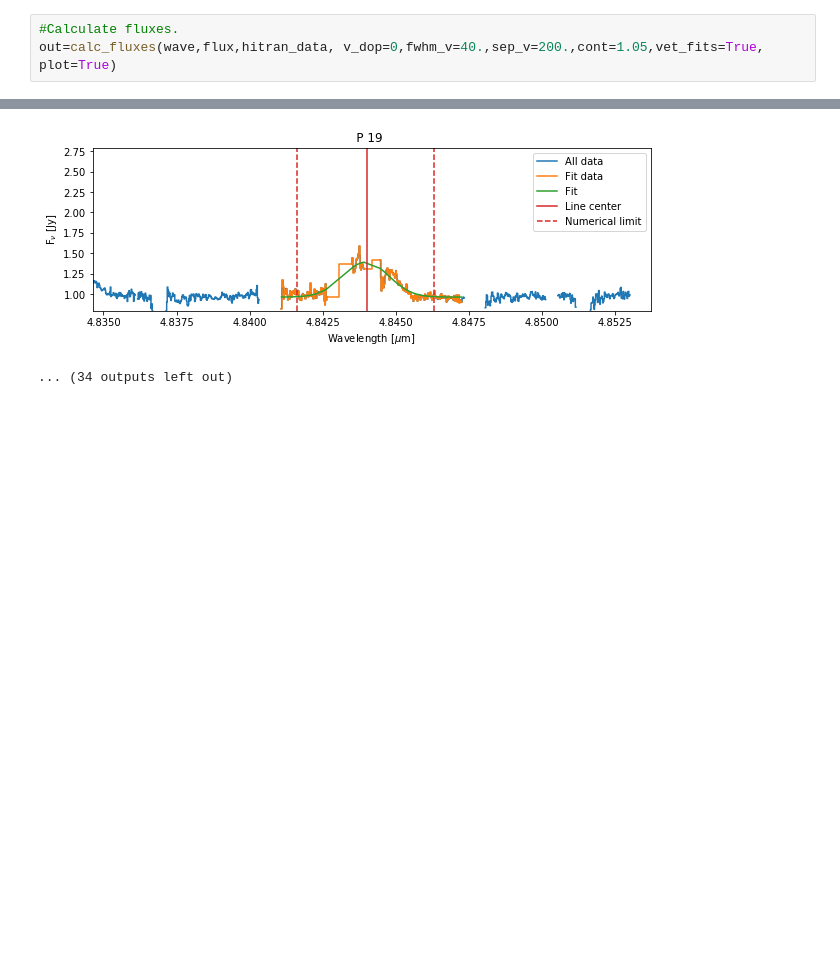
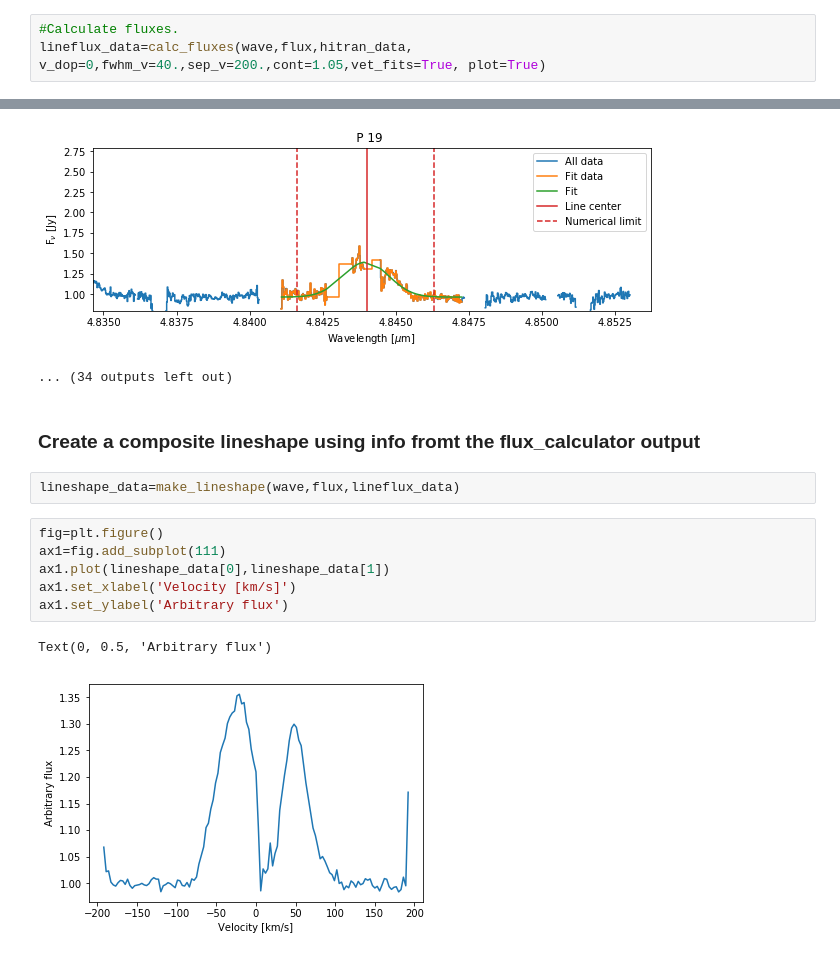
Before and after one commit to csalyk/spectools_ir, a Jupyter notebook: docs/example.ipynb, the cells around one changed output, grey strips where cells are left out. Cells and saved outputs as stored; diff of their text form; blank space fills up the shorter version.

```diff
--- a/docs/example.ipynb
+++ b/docs/example.ipynb
@@ -43,6 +51,6 @@ Text(0, 0.5, 'Flux [Jy]')
 # %%
 #Calculate fluxes.
-out=calc_fluxes(wave,flux,hitran_data, v_dop=0,fwhm_v=40.,sep_v=200.,cont=1.05,vet_fits=True, plot=True)
+lineflux_data=calc_fluxes(wave,flux,hitran_data, v_dop=0,fwhm_v=40.,sep_v=200.,cont=1.05,vet_fits=True, plot=True)
 # %% [output]
 Not enough data near  5.188746452331543  microns. Skipping.
 Not enough data near  5.174523830413818  microns. Skipping.
@@ -73,4 +81,17 @@ Is this fit okay? [y or n]y
 Is this fit okay? [y or n]n
 [figure]
 ... (34 outputs left out)
+# %% [markdown]
+### Create a composite lineshape using info fromt the flux_calculator output
+# %%
+lineshape_data=make_lineshape(wave,flux,lineflux_data)
+# %%
+fig=plt.figure()
+ax1=fig.add_subplot(111)
+ax1.plot(lineshape_data[0],lineshape_data[1])
+ax1.set_xlabel('Velocity [km/s]')
+ax1.set_ylabel('Arbitrary flux')
+# %% [output]
+Text(0, 0.5, 'Arbitrary flux')
+[figure, added]
 # %%
```
Also changed, not shown: parts of 11 cells of this notebook, 8 other files.
